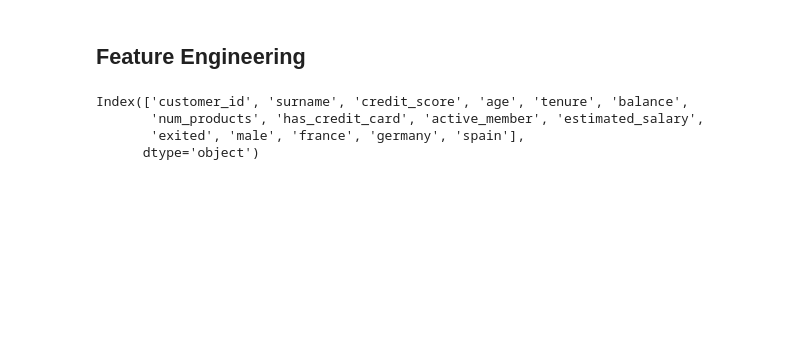
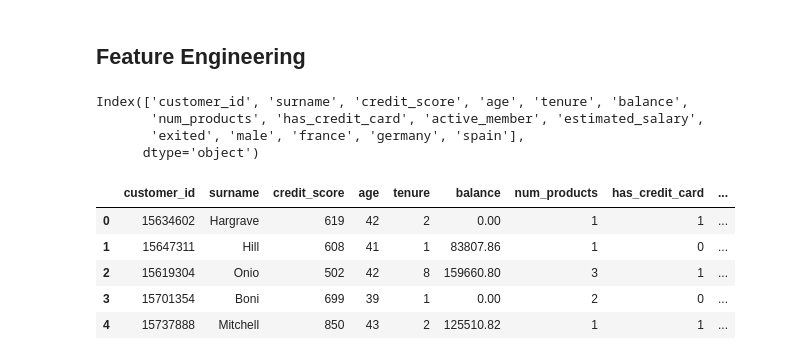
Before and after one commit to zoel07/zoe-ds-challenge, a Jupyter notebook: Feature_Engineering.ipynb, the cells around one changed output. Saved outputs shown, nothing was run; the diff lists cells and outputs as text; code cells hidden in the pictures; blank space fills up the shorter version.

```diff
--- a/Feature_Engineering.ipynb
+++ b/Feature_Engineering.ipynb
@@ -32,3 +36,9 @@ Index(['customer_id', 'surname', 'credit_score', 'age', 'tenure', 'balance',
        'num_products', 'has_credit_card', 'active_member', 'estimated_salary',
        'exited', 'male', 'france', 'germany', 'spain'],
       dtype='object')
+# %%
+#Balance has a lot of zeros so lets create a column with Balance = 0
+df['zero_balance'] = df['balance'].apply(lambda x:1 if x==0 else 0)
+# %%
+# Being under 25 or over 65 severely affects your Exit
+df['age_bucket'] = df['age'].apply(lambda x:1 if ((x<25) or (x>65)) else 0)
@@ -34,0 +47,12 @@ Index(['customer_id', 'surname', 'credit_score', 'age', 'tenure', 'balance',
+# %%
+# Add buckets of salary
+df['salary_buckets'] = pd.qcut(df['estimated_salary'], q = 4,labels={'salary_bucket_1','salary_bucket_2','salary_bucket_3','salary_bucket_4'})
+
+# Add buckets of credit score
+df['credit_score_buckets'] = pd.qcut(df['credit_score'], q = 4,labels={'cs_bucket_1','cs_bucket_2','cs_bucket_3','cs_bucket_4'})
+# %%
+salary_bucket_dummy = pd.get_dummies(df['salary_buckets'])
+# absence of germany and spain does not imply france, so include dummy for all
+cs_bucket_dummy = pd.get_dummies(df['credit_score_buckets'])
+df = pd.concat([df.drop('salary_buckets',axis=1),salary_bucket_dummy],axis=1)
+df = pd.concat([df.drop('credit_score_buckets',axis=1),cs_bucket_dummy],axis=1)
@@ -35,2 +61,12 @@ Index(['customer_id', 'surname', 'credit_score', 'age', 'tenure', 'balance',
+# %%
+pd.set_option('display.max_columns', 500)
+df.head()
+# %% [output]
+|  | customer_id | surname | credit_score | age | tenure | balance | num_products | has_credit_card | ... |
+| 0 | 15634602 | Hargrave | 619 | 42 | 2 | 0.00 | 1 | 1 | ... |
+| 1 | 15647311 | Hill | 608 | 41 | 1 | 83807.86 | 1 | 0 | ... |
+| 2 | 15619304 | Onio | 502 | 42 | 8 | 159660.80 | 3 | 1 | ... |
+| 3 | 15701354 | Boni | 699 | 39 | 1 | 0.00 | 2 | 0 | ... |
+| 4 | 15737888 | Mitchell | 850 | 43 | 2 | 125510.82 | 1 | 1 | ... |
 # %%
 df.to_csv('Churn_Modelling_Assortment.csv')
```
Also changed, not shown: parts of 3 cells of this notebook, 1 other file.
